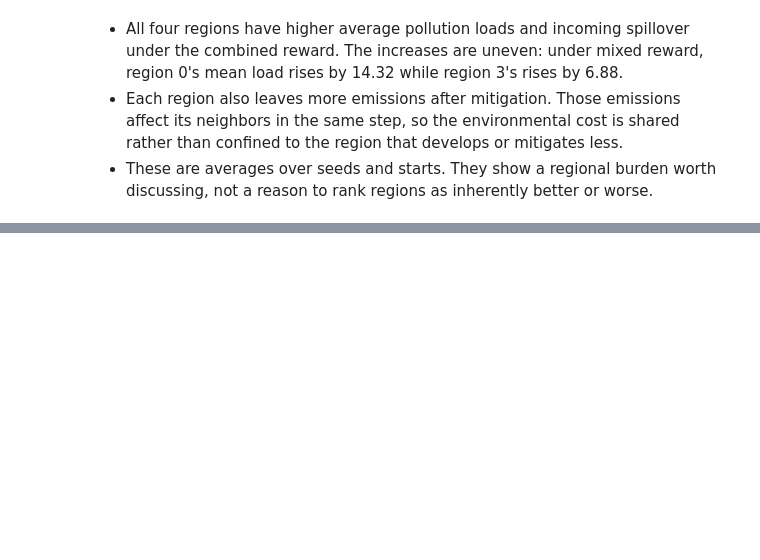
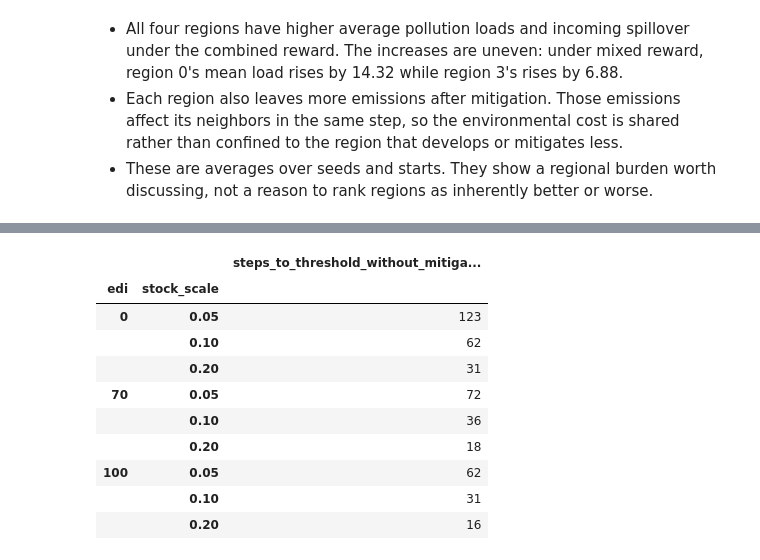
Before and after one commit to Barderus/regional-pollution-marl, a Jupyter notebook: study_2_economic_sustainability/notebooks/08_reward_design.ipynb, the cells around one changed output, grey strips where cells are left out. Drawn from its saved outputs; the diff is of its cells as text; code cells hidden in the pictures; blank space fills up the shorter version.

Commit message:
Separate reward tables and simplify reward loops

```diff
--- a/study_2_economic_sustainability/notebooks/08_reward_design.ipynb
+++ b/study_2_economic_sustainability/notebooks/08_reward_design.ipynb
@@ -932,0 +938,8 @@ display(region_difference.groupby(level=["reward_mode", "region"]).mean().round(
+# %%
+import math
+
+AIRBORNE_FRACTION = 0.46
+INITIAL_GLOBAL_STOCK = 10.0
+GLOBAL_DOOM_THRESHOLD = 100.0
+STOCK_SCALES = (0.05, 0.10, 0.20)
+EDI_LEVELS = (0, 70, 100)
@@ -932,0 +951,42 @@ display(region_difference.groupby(level=["reward_mode", "region"]).mean().round(
+# %%
+def emissions_per_region(edi):
+    return (
+        environment_config.emissions_base
+        + environment_config.emissions_edi_linear * edi
+        + environment_config.emissions_edi_quadratic * edi ** 2
+    )
+
+def steps_until_threshold(edi, mitigation_capacity, stock_scale):
+    emissions = emissions_per_region(edi)
+    remaining_emissions = max(0, emissions - mitigation_capacity)
+    stock_increase = (
+        4 * AIRBORNE_FRACTION * stock_scale * remaining_emissions
+    )
+    if stock_increase == 0:
+        return None
+    stock_gap = GLOBAL_DOOM_THRESHOLD - INITIAL_GLOBAL_STOCK
+    return math.ceil(stock_gap / stock_increase)
+# %%
+stock_rows = []
+for edi in EDI_LEVELS:
+    for stock_scale in STOCK_SCALES:
+        stock_rows.append({
+            "edi": edi,
+            "stock_scale": stock_scale,
+            "steps_to_threshold_without_mitigation": steps_until_threshold(
+                edi, mitigation_capacity=0, stock_scale=stock_scale
+            ),
+        })
+display(pd.DataFrame(stock_rows).set_index(["edi", "stock_scale"]))
+# %% [output]
+|  |  | steps_to_threshold_without_mitiga... |
+| edi | stock_scale |  |
+| 0 | 0.05 | 123 |
+|  | 0.10 | 62 |
+|  | 0.20 | 31 |
+| 70 | 0.05 | 72 |
+|  | 0.10 | 36 |
+|  | 0.20 | 18 |
+| 100 | 0.05 | 62 |
+|  | 0.10 | 31 |
+|  | 0.20 | 16 |
```
Also changed, not shown: parts of 13 cells of this notebook.
